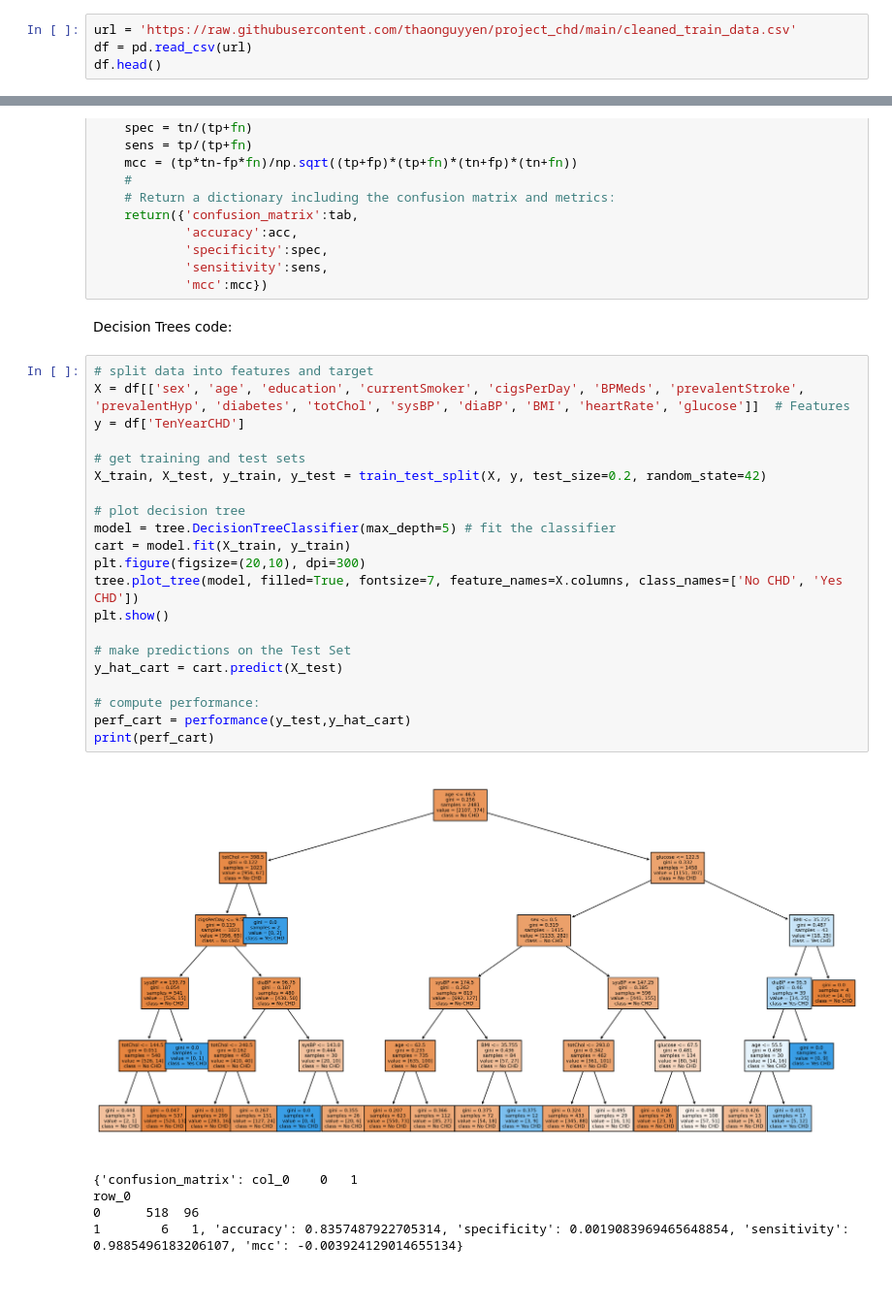
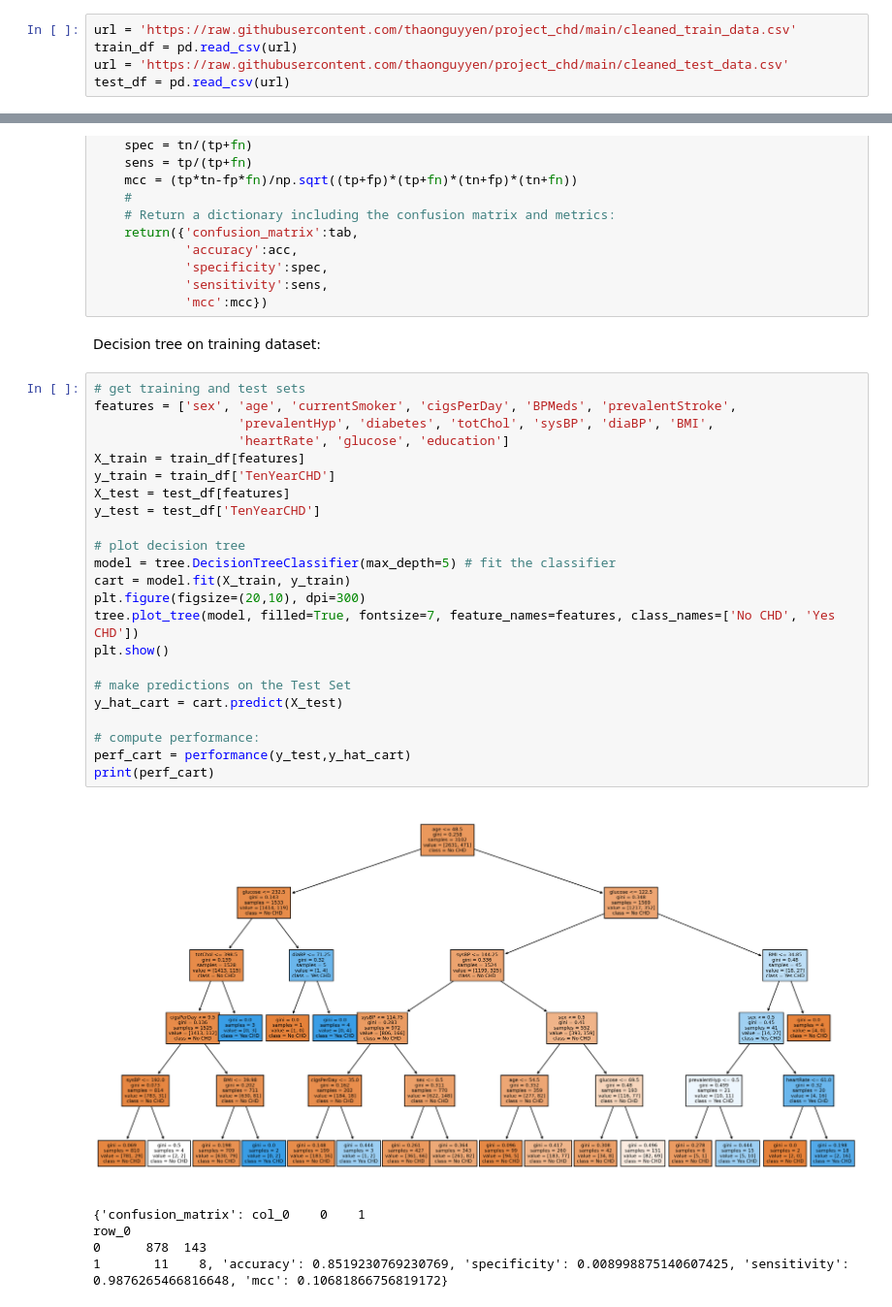
Before and after one commit to thaonguyyen/project_chd, a Jupyter notebook: decision_trees.ipynb, the cells around one changed output, grey strips where cells are left out. Shown at 97% size. Saved outputs shown, nothing was run; the diff lists cells and outputs as text.

```diff
--- a/decision_trees.ipynb
+++ b/decision_trees.ipynb
@@ -9,5 +11,6 @@ import numpy as np
 Read in train data:
 # %%
 url = 'https://raw.githubusercontent.com/thaonguyyen/project_chd/main/cleaned_train_data.csv'
-df = pd.read_csv(url)
-df.head()
+train_df = pd.read_csv(url)
+url = 'https://raw.githubusercontent.com/thaonguyyen/project_chd/main/cleaned_test_data.csv'
+test_df = pd.read_csv(url)
@@ -41,32 +37,34 @@ def performance(y_test,y_hat): # Sample code to compute classifier performance
             'specificity':spec,
             'sensitivity':sens,
             'mcc':mcc})
-# %% [markdown]
-Decision Trees code:
+# %% [markdown]
+Decision tree on training dataset:
 # %%
-# split data into features and target
-X = df[['sex', 'age', 'education', 'currentSmoker', 'cigsPerDay', 'BPMeds', 'prevalentStroke', 'prevalentHyp', 'diabetes', 'totChol', 'sysBP', 'diaBP', 'BMI', 'heartRate', 'glucose']]  # Features
-y = df['TenYearCHD']
-
 # get training and test sets
-X_train, X_test, y_train, y_test = train_test_split(X, y, test_size=0.2, random_state=42)
+features = ['sex', 'age', 'currentSmoker', 'cigsPerDay', 'BPMeds', 'prevalentStroke',
+                   'prevalentHyp', 'diabetes', 'totChol', 'sysBP', 'diaBP', 'BMI',
+                   'heartRate', 'glucose', 'education']
+X_train = train_df[features]
+y_train = train_df['TenYearCHD']
+X_test = test_df[features]
+y_test = test_df['TenYearCHD']
 
 # plot decision tree
 model = tree.DecisionTreeClassifier(max_depth=5) # fit the classifier
 cart = model.fit(X_train, y_train)
 plt.figure(figsize=(20,10), dpi=300)
-tree.plot_tree(model, filled=True, fontsize=7, feature_names=X.columns, class_names=['No CHD', 'Yes CHD'])
+tree.plot_tree(model, filled=True, fontsize=7, feature_names=features, class_names=['No CHD', 'Yes CHD'])
 plt.show()
 
 # make predictions on the Test Set
 y_hat_cart = cart.predict(X_test)
 
 # compute performance:
 perf_cart = performance(y_test,y_hat_cart)
 print(perf_cart)
 # %% [output]
-[figure, old version]
+[figure, new version]
-{'confusion_matrix': col_0    0   1
+{'confusion_matrix': col_0    0    1
 row_0
-0      518  96
-1        6   1, 'accuracy': 0.8357487922705314, 'specificity': 0.0019083969465648854, 'sensitivity': 0.9885496183206107, 'mcc': -0.003924129014655134}
+0      878  143
+1       11    8, 'accuracy': 0.8519230769230769, 'specificity': 0.008998875140607425, 'sensitivity': 0.9876265466816648, 'mcc': 0.10681866756819172}
```
Also changed, not shown: parts of 3 cells of this notebook.
